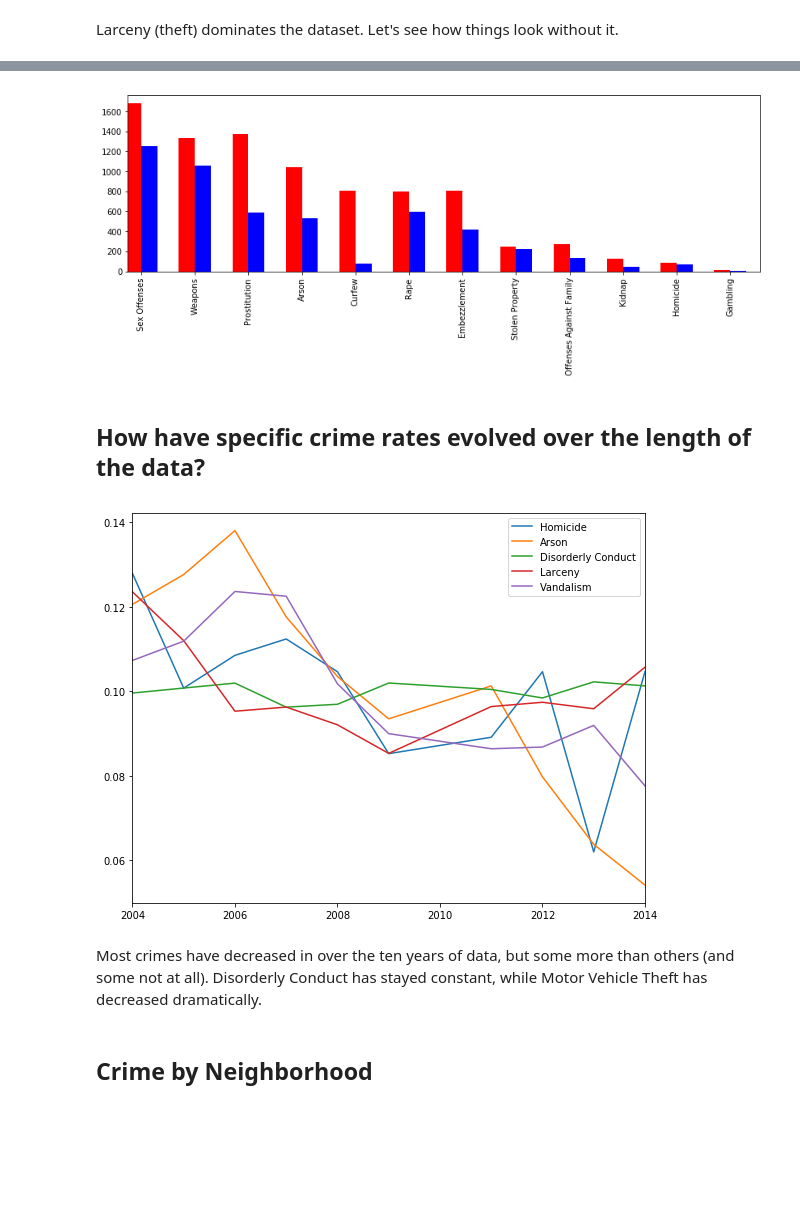
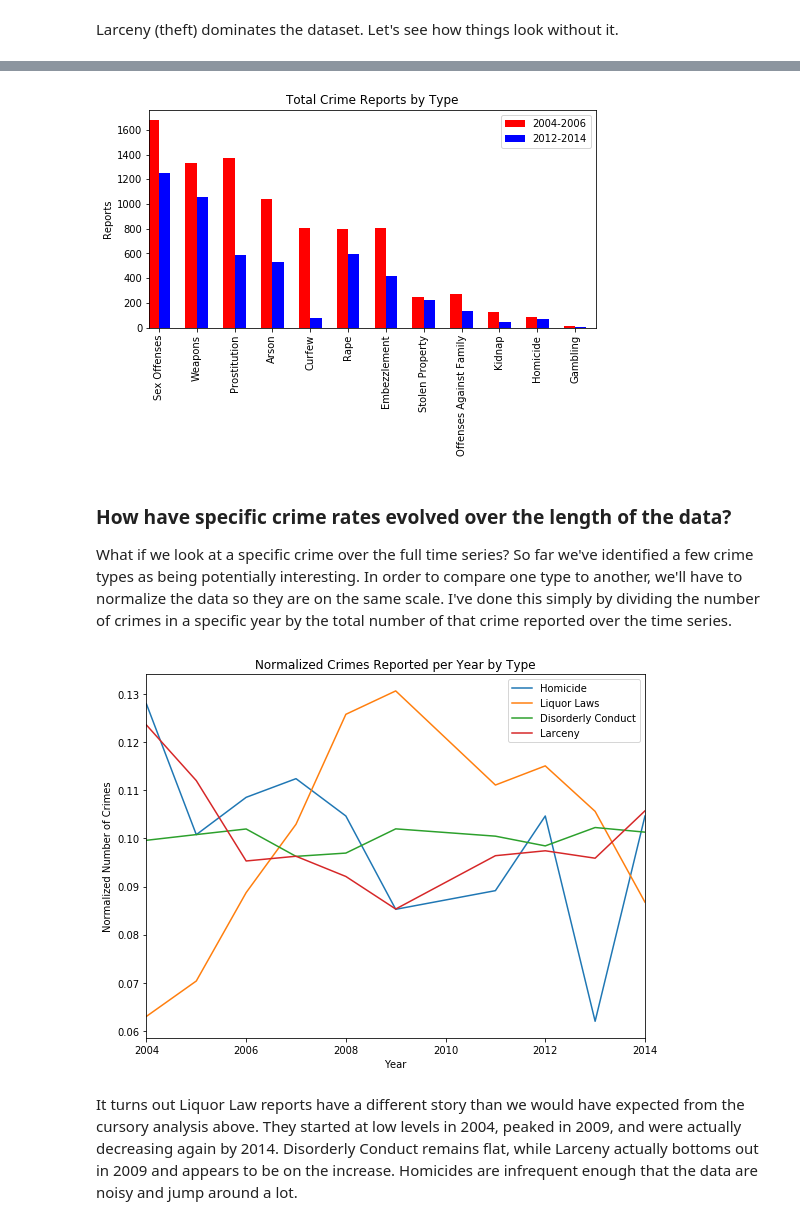
Before and after one commit to maxcalabro/Portland-Crime-Data, a Jupyter notebook: Portland Crime Data.ipynb, the cells around one changed output, grey strips where cells are left out. Drawn from its saved outputs; the diff is of its cells as text; code cells hidden in the pictures; blank space fills up the shorter version.

```diff
--- a/Portland Crime Data.ipynb
+++ b/Portland Crime Data.ipynb
@@ -134,23 +303,0 @@ plt.show()
-# %%
-plt.figure(figsize=(10,10))
-year = 2014 # Enter desired year
-crime_type = 'Homicide' # Enter crime type
-
-plt.scatter(
-    df[df['Year']==year]['X Coordinate'],
-    df[df['Year']==year]['Y Coordinate'],
-    s=.05,
-    c='b')
-plt.scatter(
-    df[(df['Year']==year) & (df['Major Offense Type']==crime_type)]['X Coordinate'],
-    df[(df['Year']==year) & (df['Major Offense Type']==crime_type)]['Y Coordinate'],
-    s=60,
-    c='r',
-    marker='x'
-    )
-plt.xlim(7620000, 7700000)
-plt.ylim(650000, 730000)
-plt.title('{} Crime, with {}s in Red'.format(year, crime_type))
-
-plt.tight_layout()
-plt.show()
@@ -218,43 +401,52 @@ And as before, let's look at just the tail of less common crimes.
 # %%
-fig, ax = plt.subplots(figsize=(14,4))
+fig, ax = plt.subplots(figsize=(8,4))
 width = .3
 
 (crime_sorted[2004]+crime_sorted[2005]+crime_sorted[2006])[-12:].plot(
     kind='bar',
     position=1,
     color='red',
-    width=width
+    width=width,
+    label='2004-2006'
     )
 
 (crime_sorted[2012]+crime_sorted[2013]+crime_sorted[2014])[-12:].plot(
     kind='bar',
     position=0,
     color='blue',
-    width=width
+    width=width,
+    label='2012-2014'
     )
 
+plt.legend()
+plt.ylabel('Reports')
+plt.title('Total Crime Reports by Type')
 plt.show()
 # %% [output]
-[figure, old version]
+[figure, new version]
-# %% [markdown]
-## How have specific crime rates evolved over the length of the data?
+# %% [markdown]
+### How have specific crime rates evolved over the length of the data?
+
+What if we look at a specific crime over the full time series? So far we've identified a few crime types as being potentially interesting. In order to compare one type to another, we'll have to normalize the data so they are on the same scale. I've done this simply by dividing the number of crimes in a specific year by the total number of that crime reported over the time series.
 # %%
 fig = plt.figure(figsize=(8,6))
 
 # Choose which crimes to look at.
 
 #select_crimes = all_crimes[:5]
-select_crimes = ['Homicide', 'Arson', 'Disorderly Conduct', 'Larceny', 'Vandalism']
+select_crimes = ['Homicide', 'Liquor Laws', 'Disorderly Conduct', 'Larceny']
 
 for crime in select_crimes:
     (crime_sorted.loc[crime]/crime_sorted.loc[crime].sum()).plot(kind='line', label=crime)
 
+
+plt.ylabel('Normalized Number of Crimes')
+plt.xlabel('Year')
 plt.legend()
+plt.title('Normalized Crimes Reported per Year by Type')
 plt.tight_layout()
 plt.show()
 # %% [output]
-[figure, old version]
+[figure, new version]
-# %% [markdown]
-Most crimes have decreased in over the ten years of data, but some more than others (and some not at all). Disorderly Conduct has stayed constant, while Motor Vehicle Theft has decreased dramatically.
-# %% [markdown]
-## Crime by Neighborhood
+# %% [markdown]
+It turns out Liquor Law reports have a different story than we would have expected from the cursory analysis above. They started at low levels in 2004, peaked in 2009, and were actually decreasing again by 2014. Disorderly Conduct remains flat, while Larceny actually bottoms out in 2009 and appears to be on the increase. Homicides are infrequent enough that the data are noisy and jump around a lot.
```
Also changed, not shown: parts of 67 cells of this notebook.
